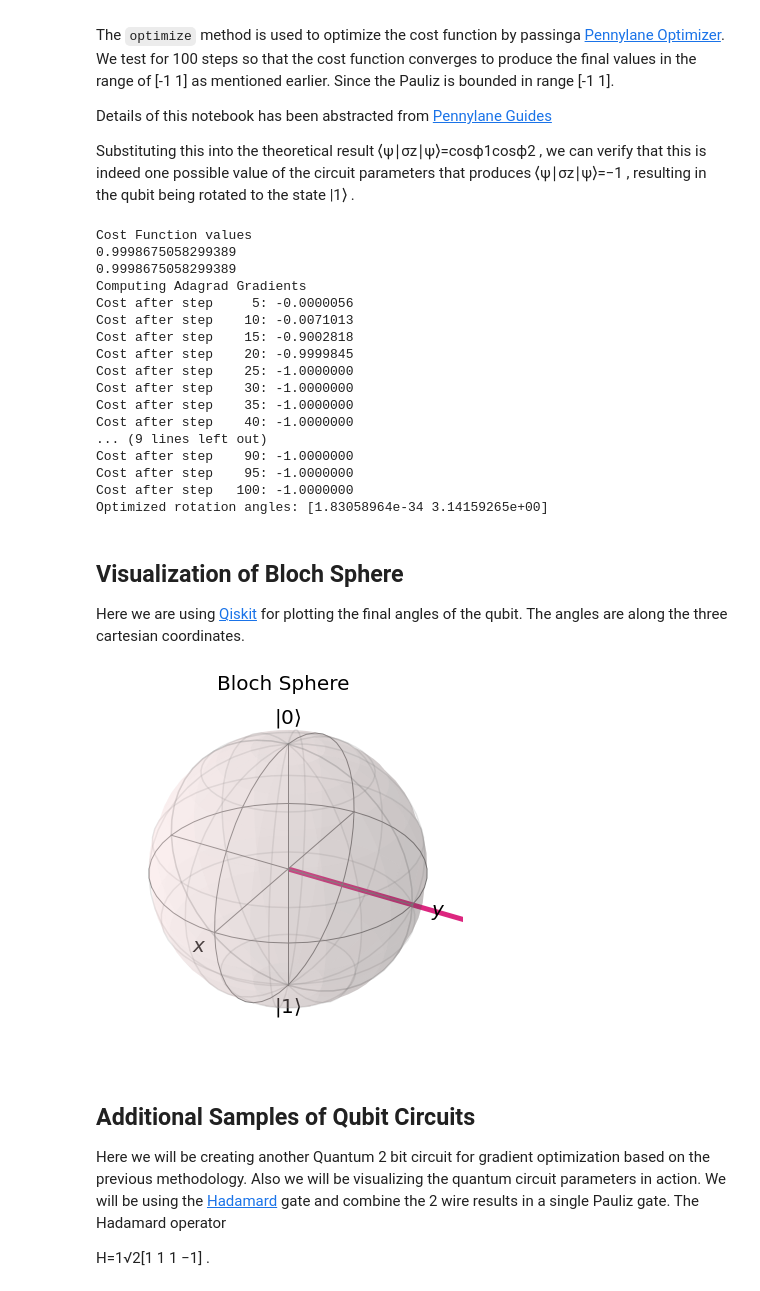
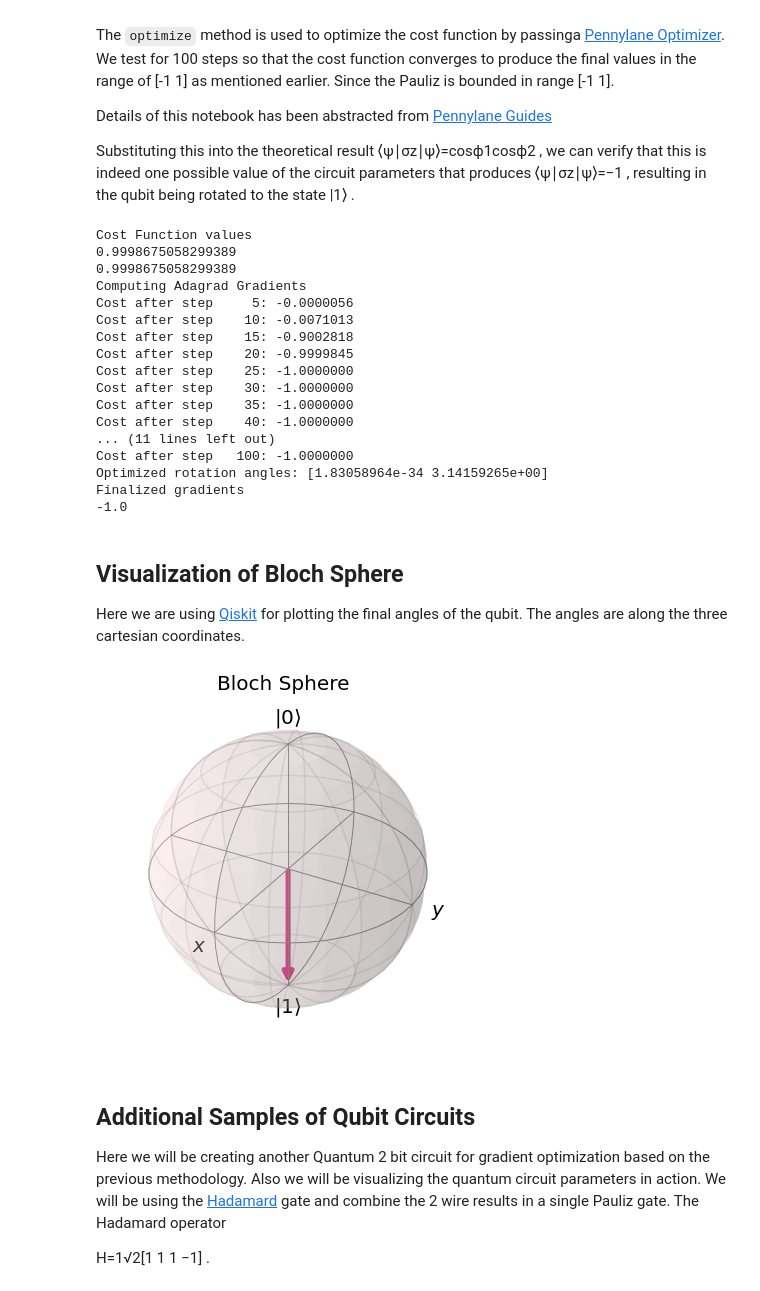
Before and after one commit to abhilash1910/EuroPython-21-QuantumDeepLearning, a Jupyter notebook: Quantum_Gates.ipynb, the cells around one changed output. Saved outputs shown, nothing was run; the diff lists cells and outputs as text; code cells hidden in the pictures.

```diff
--- a/Quantum_Gates.ipynb
+++ b/Quantum_Gates.ipynb
@@ -101,6 +101,7 @@ def cost_function(x):
 
 #Creating an optimizer for gradient descent
 def optimize(inputs):
+  grad_list=[]
   opt=qml.AdagradOptimizer(stepsize=0.6,eps=1e-8)
   steps=100
 
@@ -108,9 +109,10 @@ def optimize(inputs):
     inputs=opt.step(cost_function,inputs)
     if (i + 1) % 5 == 0:
         print("Cost after step {:5d}: {: .7f}".format(i + 1, cost_function(inputs)))
+        grad_list.append(cost_function(inputs))
 
   print("Optimized rotation angles: {}".format(inputs))
-  return inputs
+  return inputs,grad_list
 
 
 inp=[0.011,0.012]
@@ -119,7 +121,9 @@ print(create_circuit(inp))
 print(cost_function(inp))
 print("Computing Adagrad Gradients")
 inputs = np.array([0.011, 0.012])
-angles=optimize(inputs)
+angles,point=optimize(inputs)
+print("Finalized gradients")
+print(point[-1])
 # %% [output]
 Cost Function values
 0.9998675058299389
@@ -133,11 +137,11 @@ Cost after step    25: -1.0000000
 Cost after step    30: -1.0000000
 Cost after step    35: -1.0000000
 Cost after step    40: -1.0000000
-... (9 lines left out)
-Cost after step    90: -1.0000000
-Cost after step    95: -1.0000000
+... (11 lines left out)
 Cost after step   100: -1.0000000
 Optimized rotation angles: [1.83058964e-34 3.14159265e+00]
+Finalized gradients
+-1.0
 # %% [markdown]
 ## Visualization of Bloch Sphere
 
@@ -145,12 +149,10 @@ Here we are using [Qiskit](https://qiskit.org/documentation/stubs/qiskit.visuali
 # %%
 from qiskit.visualization import plot_bloch_vector
 %matplotlib inline
-angles=list(angles.numpy())
-rot_x=[angles[0],angles[1],0]
-
+rot_x=[0,0,point[-1]]
 plot_bloch_vector(rot_x, title="Bloch Sphere")
 # %% [output]
-[figure, old version]
+[figure, new version]
 # %% [markdown]
 ## Additional Samples of Qubit Circuits
 
```
